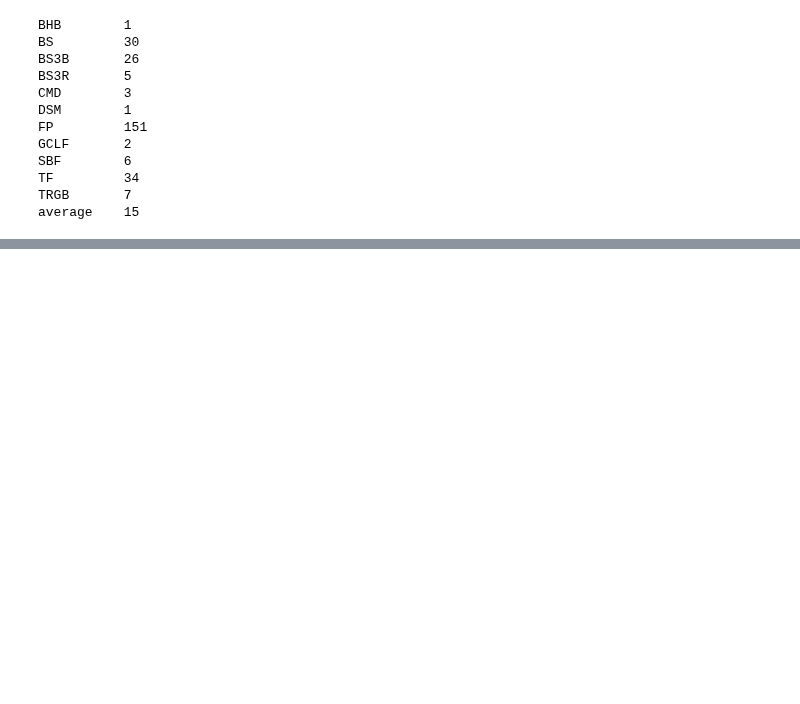
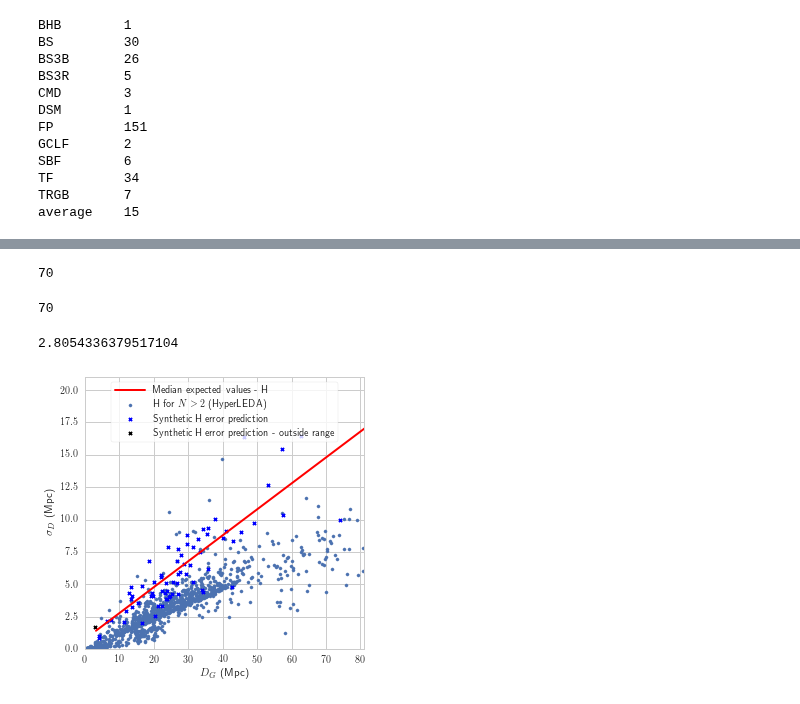
Before and after one commit to saint-germain/anisotropias, a Jupyter notebook: errors_HyperLEDA.ipynb, the cells around one changed output, grey strips where cells are left out. Saved outputs shown, nothing was run; the diff lists cells and outputs as text; code cells hidden in the pictures; blank space fills up the shorter version.

```diff
--- a/errors_HyperLEDA.ipynb
+++ b/errors_HyperLEDA.ipynb
@@ -299,0 +337,14 @@ average    15
+# %%
+x1=np.array([3.2233139166587161, 140.96666964288357])
+filt1=(meddist<x1.max())&(meddist>x1.min())
+(filt1).sum() # galaxies in range
+# %% [output]
+70
+# %%
+x2=np.array([2.8327613702075238, 140.96666964288357])
+filt2=(meddist<x2.max())&(meddist>x2.min())
+(filt2).sum() # galaxies in range
+# %% [output]
+70
+# %%
+samples1=np.loadtxt('posterior_lh.txt')
@@ -299,0 +353,34 @@ average    15
+# %%
+sth1=np.median(samples1,axis=0)
+sth2=np.median(samples2,axis=0)
+# %%
+meddist.min()
+# %% [output]
+2.8054336379517104
+# %%
+bfilt=dfb.meas>2
+x=dfb['D (Mpc)'][bfilt]
+y=dfb.H[bfilt]
+z=dfb.M[bfilt]
+# %%
+np.random.seed(10)
+plt.figure(figsize=(5,5))
+plt.scatter(x,y,s=10,label='H for $N>2$ (HyperLEDA)')
+xp=np.linspace(x1.min(),x1.max(),2)
+modpar=samples1[np.random.randint(len(samples1))]
+ymod=modpar[0]*meddist+modpar[1]
+ysim=np.random.normal(ymod,modpar[2]*ymod)
+#plt.scatter(x1,y1,label='H for $N>15$ measurements')
+mark='x'
+plt.scatter(meddist[filt1],ysim[filt1], c='b',s=10,marker=mark,label='Synthetic H error prediction')
+plt.scatter(meddist[~filt1],ysim[~filt1], c='k',s=10,marker=mark,label='Synthetic H error prediction - outside range')
+plt.plot(xp,xp*sth1[0]+sth1[1],c='r',linewidth=2,label='Median expected values - H')
+plt.xlim(0,81)
+plt.ylim(0,21)
+plt.legend(frameon=True,loc='upper center')
+plt.xlabel('$D_G$ (Mpc)')
+plt.ylabel('$\sigma_D$ (Mpc)')
+plt.savefig('mnras/predhl1.pdf', dpi=reso,transparent=True)
+plt.savefig('mnras/predhl1.png', dpi=reso,transparent=True)
+# %% [output]
+[figure, added]
```
Also changed, not shown: parts of 16 cells of this notebook, 13 other files.
